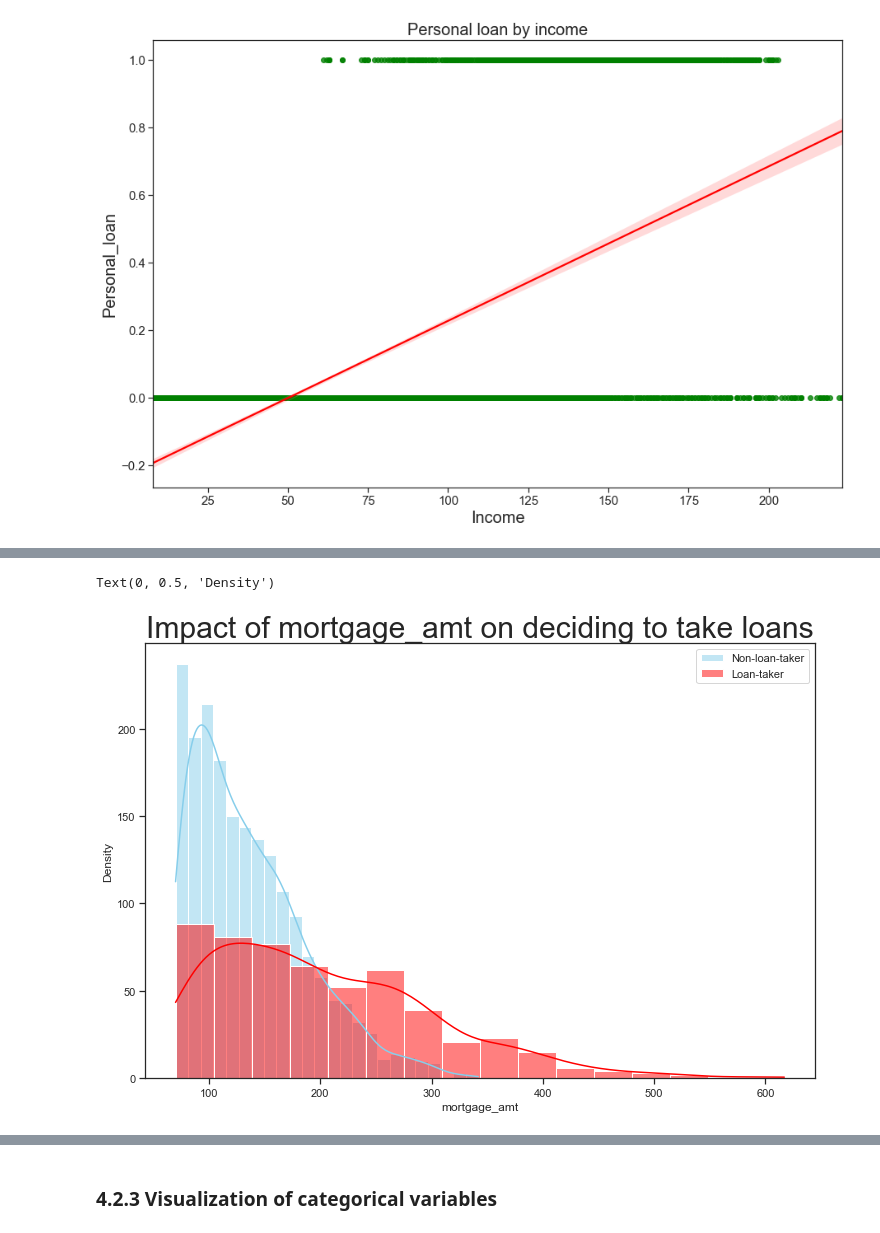
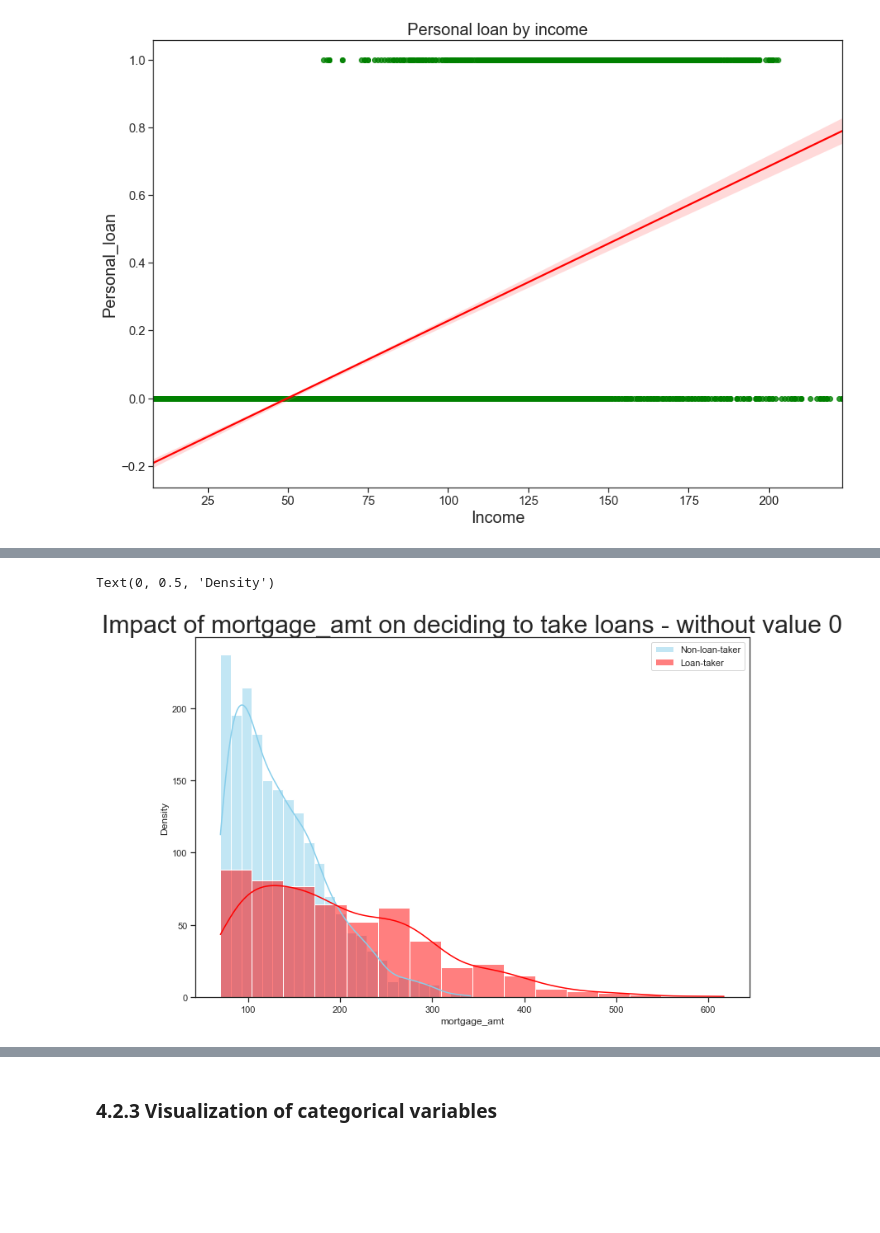
Before and after one commit to Yeonny0723/rmit, a Jupyter notebook: info_sys_solution_n_design/asgnt_3/01-assign3-eda.ipynb, the cells around one changed output, grey strips where cells are left out. Drawn from its saved outputs; the diff is of its cells as text; code cells hidden in the pictures; blank space fills up the shorter version.

```diff
--- a/info_sys_solution_n_design/asgnt_3/01-assign3-eda.ipynb
+++ b/info_sys_solution_n_design/asgnt_3/01-assign3-eda.ipynb
@@ -455,25 +545,18 @@ plt.tick_params(axis='both', which='both', labelsize=15) # x/y axes, minor/major
 # %%
-# Plot frequency distributions of non-diabetics and diabetics
-# Ref:https://seaborn.pydata.org/generated/seaborn.distplot.html
-
 plt.figure(figsize=(12,8)) # figsize(width, height) in inches - default(6.4, 4.8)
-
-# Histogram with absolute numbers on y-axis (kde=False - default)
-#sns.histplot(data=non_diabetics_df, x="glucose", color="skyblue", label="Non-Diabetics")
-#sns.histplot(data=diabetics_df, x="glucose", color="red", label="Diabetics")
 
 # Histogram with density on y-xis (kde=True)
 sns.histplot(data=no_loan_taker_df[no_loan_taker_df.mortgage_amt!=0], x="mortgage_amt", color="skyblue", label="Non-loan-taker", kde=True)
 sns.histplot(data=loan_taker_df[loan_taker_df.mortgage_amt!=0], x="mortgage_amt", color="red", label="Loan-taker", kde=True)
 
 plt.legend()
-plt.title('Impact of mortgage_amt on deciding to take loans', fontsize = 30)
+plt.title('Impact of mortgage_amt on deciding to take loans - without value 0', fontsize = 30)
 plt.xlabel("mortgage_amt")
 plt.ylabel("Density")
 
 # # If you want to save the graph to disk
 # plt.tight_layout() # automatically adjusts subplot to fit in the figure area
-# plt.savefig('glucose-diabetes.png', dpi=300) # dpi=300 is print quality
+# plt.savefig('glucose-personal_loan.png', dpi=300) # dpi=300 is print quality
 # %% [output]
 Text(0, 0.5, 'Density')
-[figure, old version]
+[figure, new version]
```
Also changed, not shown: parts of 82 cells of this notebook, 8 other files.
